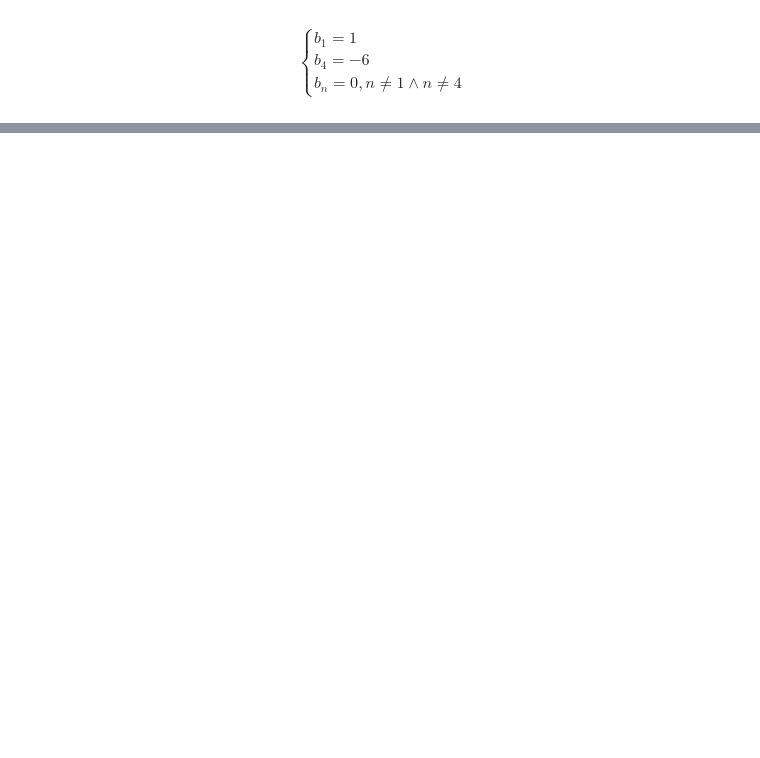
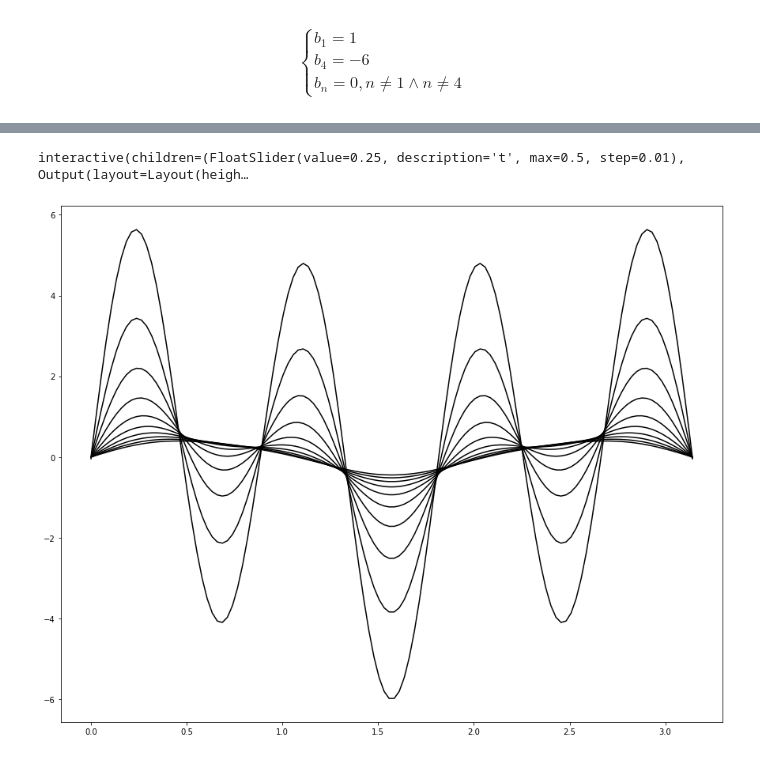
Before and after one commit to myke-oliveira/equacoes-diferenciais-parciais, a Jupyter notebook: EDP - Exercício.ipynb, the cells around one changed output, grey strips where cells are left out. Drawn from its saved outputs; the diff is of its cells as text; code cells hidden in the pictures; blank space fills up the shorter version.

```diff
--- a/EDP - Exercício.ipynb
+++ b/EDP - Exercício.ipynb
@@ -173,0 +216,35 @@ plt.show()
+# %%
+from ipywidgets import interactive
+import matplotlib.pyplot as plt
+import numpy as np
+
+u = lambda x, t: np.exp(-9*t)*np.sin(3*x) + 5*np.exp(-49*t)*np.sin(7*x) - 2 * np.exp(-169*t)*np.sin(13*t)
+
+def draw_u(t):
+    global left, right, top, bottom
+    plt.figure(2, figsize=(15,12))
+    x = np.linspace(0, np.pi, 150)
+    plt.plot(x, u(x, 0), label='temperatura inicial')
+    plt.plot(x, u(x, t), label='temperatura atual')
+    plt.grid(which='both')
+    plt.title('Temperatura')
+    plt.xlabel('Cota (mm)')
+    plt.ylabel('Temperatura (°C)')
+    plt.legend()
+    plt.show()
+
+interactive_plot = interactive(draw_u, t=(0., .5, .01))
+output = interactive_plot.children[-1]
+output.layout.height = '700px'
+interactive_plot
+# %% [output]
+interactive(children=(FloatSlider(value=0.25, description='t', max=0.5, step=0.01), Output(layout=Layout(heigh…
+# %%
+x = np.linspace(0, np.pi, 120)
+
+fig = plt.figure(figsize=(15, 12))
+for t in np.linspace(0, 0.1, 10):
+    plt.plot(x, u(x, t), color='black')
+plt.show()
+# %% [output]
+[figure, added]
```
Also changed, not shown: parts of 14 cells of this notebook.
